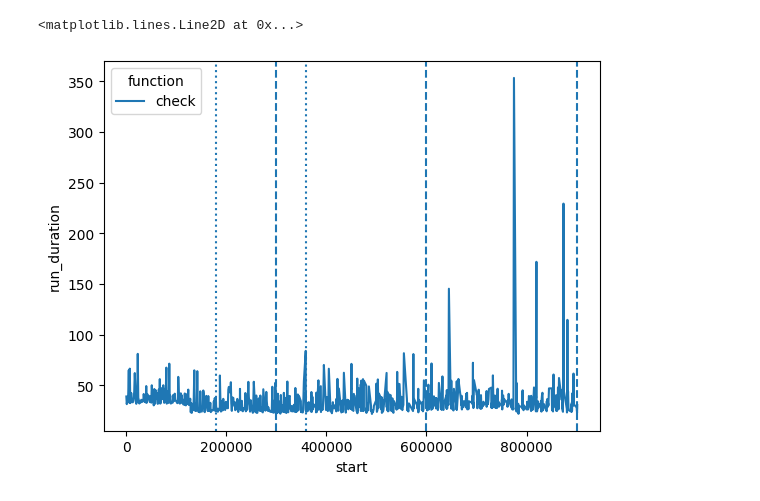
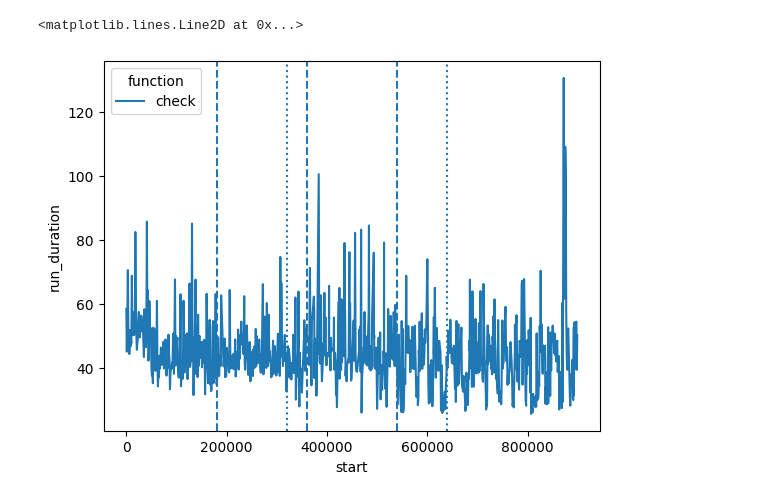
Before and after one commit to umbrellerde/nuclio, a Jupyter notebook: profaastinate/evaluation/stats/stats.ipynb, the cells around one changed output. Saved outputs shown, nothing was run; the diff lists cells and outputs as text; code cells hidden in the pictures.

```diff
--- a/profaastinate/evaluation/stats/stats.ipynb
+++ b/profaastinate/evaluation/stats/stats.ipynb
@@ -11,7 +11,7 @@ import glob
 import re
 import matplotlib.pyplot as plt
 # %%
-folder = "logs/04_B"
+folder = "logs/07_D"
 
 lines = []
 for file_name in glob.glob("*.log", root_dir=folder):
@@ -151,11 +151,12 @@ sns.lineplot(ax=ax2, data=usage_df, x="experiment_time", y="cpu_percent", label=
 # %%
 sns.lineplot(data=df[df["function"] == "check"], x="start", y="run_duration", hue="function")
-plt.axvline(300_000, linestyle="dashed")
-plt.axvline(600_000, linestyle="dashed")
-plt.axvline(900_000, linestyle="dashed")
-plt.axvline(180_000, linestyle="dotted")
-plt.axvline(360_000, linestyle="dotted")
+# also plot a rolling average over 10000ms of run_duration. This is to smooth out the graph
+plt.axvline(180_000, linestyle="dashed")
+plt.axvline(360_000, linestyle="dashed")
+plt.axvline(540_000, linestyle="dashed")
+plt.axvline(320_000, linestyle="dotted")
+plt.axvline(640_000, linestyle="dotted")
 # %% [output]
 <matplotlib.lines.Line2D at 0x...>
-[figure, old version]
+[figure, new version]
 # %%
```
Also changed, not shown: parts of 9 cells of this notebook, 11 other files.
